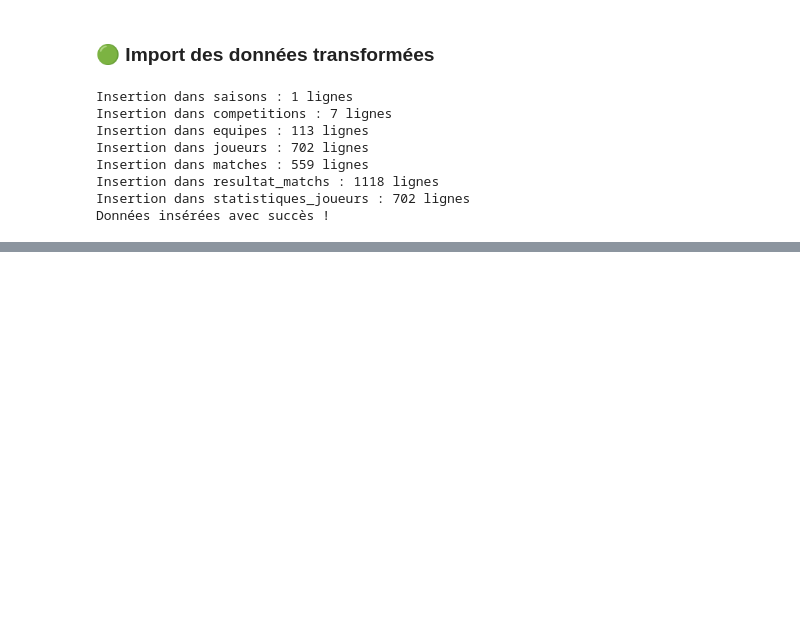
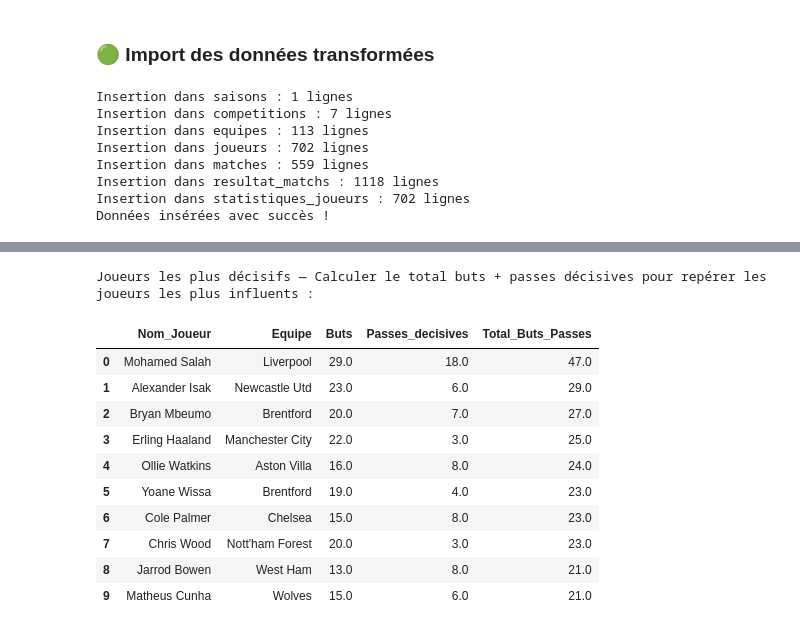
Before and after one commit to bouchramilo/FootData_Analytics_Modeling, a Jupyter notebook: notebooks/insert_in_db.ipynb, the cells around one changed output, grey strips where cells are left out. Saved outputs shown, nothing was run; the diff lists cells and outputs as text; code cells hidden in the pictures; blank space fills up the shorter version.

```diff
--- a/notebooks/insert_in_db.ipynb
+++ b/notebooks/insert_in_db.ipynb
@@ -253,0 +290,11 @@ Données insérées avec succès !
+# %%
+print(f"Top 10 des meilleurs buteurs — les joueurs ayant marqué le plus de buts :")
+
+with engine.connect() as conn:
+    results = conn.execute(query_top10Player).fetchall()
+    # for row in results:
+    #     print(row)
+
+    res_q1 = pd.DataFrame(results, columns=["Nom_Joueur", "Nom_Equipe", "nb_Buts"])
+
+res_q1
@@ -253,0 +330,42 @@ Données insérées avec succès !
+# %%
+total_buts_passes = (Stat_joueur.c.buts + Stat_joueur.c.passes_decisives).label("total_buts_passes")
+
+query_total_buts_passes = (
+    select(
+        Joueur.c.nom_joueur.label("Nom_Joueur"),
+        Equipe.c.equipe.label("Equipe"),
+        Stat_joueur.c.buts.label("Buts"),
+        Stat_joueur.c.passes_decisives.label("Passes_decisives"),
+        total_buts_passes.label("Total_Buts_Passes")
+    )
+    .select_from(
+        Stat_joueur
+        .join(Joueur, Stat_joueur.c.joueur_id == Joueur.c.id)
+        .join(Equipe, Joueur.c.equipe_id == Equipe.c.id))
+    .order_by(desc(total_buts_passes))
+    .limit(10)
+)
+# %%
+print(f"Joueurs les plus décisifs — Calculer le total buts + passes décisives pour repérer les joueurs les plus influents :")
+
+with engine.connect() as conn:
+    results = conn.execute(query_total_buts_passes).fetchall()
+    # for row in results:
+    #     print(row)
+
+    res_q2 = pd.DataFrame(results, columns=["Nom_Joueur", "Equipe", "Buts", "Passes_decisives", "Total_Buts_Passes"])
+
+res_q2
+# %% [output]
+Joueurs les plus décisifs — Calculer le total buts + passes décisives pour repérer les joueurs les plus influents :
+|  | Nom_Joueur | Equipe | Buts | Passes_decisives | Total_Buts_Passes |
+| 0 | Mohamed Salah | Liverpool | 29.0 | 18.0 | 47.0 |
+| 1 | Alexander Isak | Newcastle Utd | 23.0 | 6.0 | 29.0 |
+| 2 | Bryan Mbeumo | Brentford | 20.0 | 7.0 | 27.0 |
+| 3 | Erling Haaland | Manchester City | 22.0 | 3.0 | 25.0 |
+| 4 | Ollie Watkins | Aston Villa | 16.0 | 8.0 | 24.0 |
+| 5 | Yoane Wissa | Brentford | 19.0 | 4.0 | 23.0 |
+| 6 | Cole Palmer | Chelsea | 15.0 | 8.0 | 23.0 |
+| 7 | Chris Wood | Nott'ham Forest | 20.0 | 3.0 | 23.0 |
+| 8 | Jarrod Bowen | West Ham | 13.0 | 8.0 | 21.0 |
+| 9 | Matheus Cunha | Wolves | 15.0 | 6.0 | 21.0 |
```
Also changed, not shown: parts of 33 cells of this notebook.
